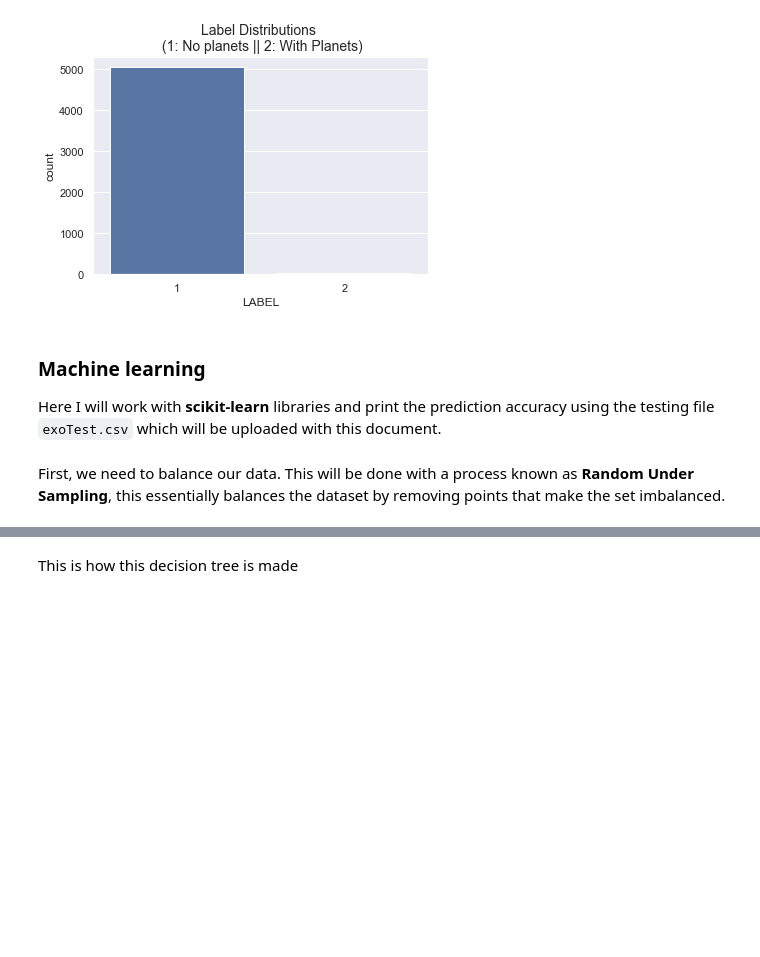
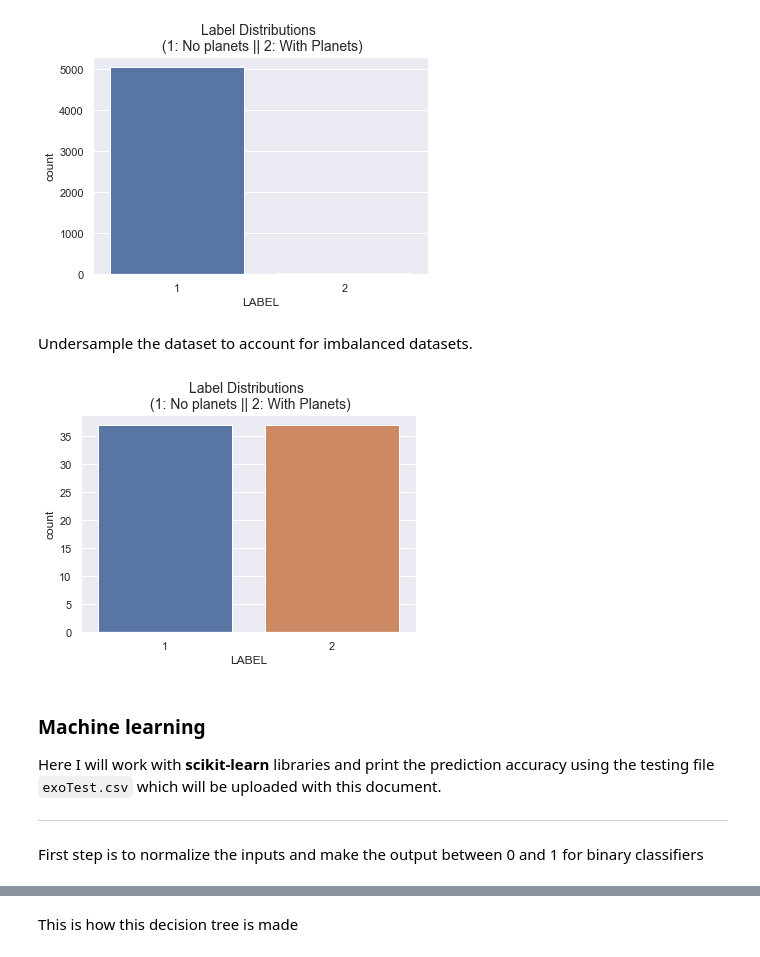
Before and after one commit to techshot25/KeplerData, a Jupyter notebook: exoPlanets.ipynb, the cells around one changed output, grey strips where cells are left out. Saved outputs shown, nothing was run; the diff lists cells and outputs as text; code cells hidden in the pictures; blank space fills up the shorter version.

```diff
--- a/exoPlanets.ipynb
+++ b/exoPlanets.ipynb
@@ -151,3 +153,20 @@ sns.countplot('LABEL', data=df)
 plt.title('Label Distributions \n (1: No planets || 2: With Planets)', fontsize=14);
 # %% [output]
 [figure]
+# %% [markdown]
+Undersample the dataset to account for imbalanced datasets.
+# %%
+label_1 = df[df['LABEL'] == 1]
+label_2 = df[df['LABEL'] == 2]
+
+
+sample_size = sum(df['LABEL'] == 2)
+random_indices = np.random.choice(label_1.index, sample_size, replace=False)
+under_sample_idx = np.concatenate([random_indices, label_2.index])
+under_sample_idx = np.random.permutation(under_sample_idx)
+under_sample = df.loc[under_sample_idx]
+
+sns.countplot('LABEL', data=under_sample)
+plt.title('Label Distributions \n (1: No planets || 2: With Planets)', fontsize=14);
+# %% [output]
+[figure, added]
@@ -154,3 +180,7 @@ plt.title('Label Distributions \n (1: No planets || 2: With Planets)', fontsize=
 # %% [markdown]
 ### Machine learning
 Here I will work with **scikit-learn** libraries and print the prediction accuracy using the testing file `exoTest.csv` which will be uploaded with this document.
+
+---
+
+First step is to normalize the inputs and make the output between 0 and 1 for binary classifiers
@@ -165,2 +186,0 @@ y_test = test['LABEL']
-# %% [markdown]
-First, we need to balance our data. This will be done with a process known as **Random Under Sampling**, this essentially balances the dataset by removing points that make the set imbalanced.
```
Also changed, not shown: parts of 17 cells of this notebook.
